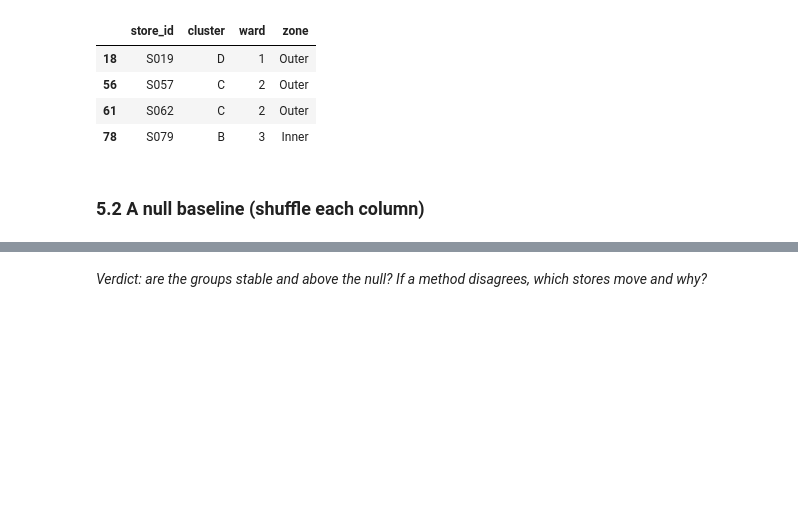
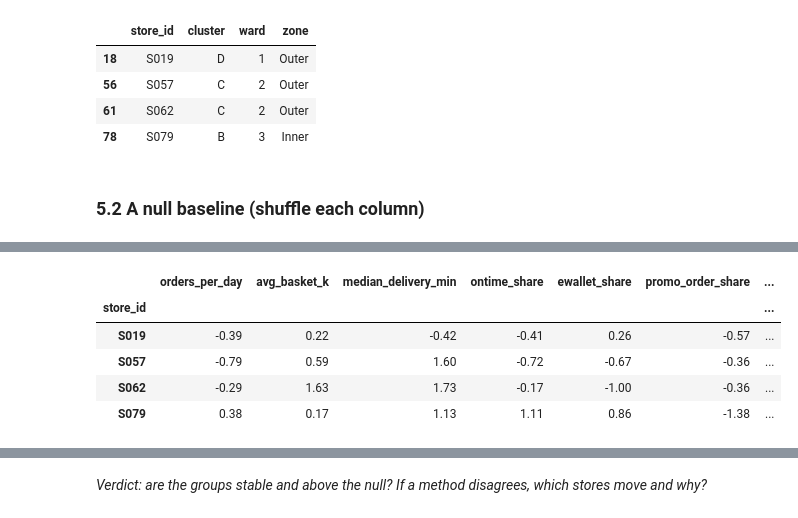
Before and after one commit to hwinhwork-dot/DataViz_Day04_Group, a Jupyter notebook: homework/gh4_gomart_stores/GH4_Team10.ipynb, the cells around one changed output, grey strips where cells are left out. Drawn from its saved outputs; the diff is of its cells as text; code cells hidden in the pictures; blank space fills up the shorter version.

```diff
--- a/homework/gh4_gomart_stores/GH4_Team10.ipynb
+++ b/homework/gh4_gomart_stores/GH4_Team10.ipynb
@@ -625,0 +701,19 @@ Stores classified differently (4/140 stores, 2.9%):
+# %%
+# Inspect standardized profiles of stores where KMeans and Ward disagree
+
+moved_ids = moved["store_id"].tolist()
+
+moved_profiles = pd.DataFrame(
+    Z,
+    columns=features,
+    index=df["store_id"]
+)
+
+display(moved_profiles.loc[moved_ids].round(2))
+# %% [output]
+|  | orders_per_day | avg_basket_k | median_delivery_min | ontime_share | ewallet_share | promo_order_share | ... |
+| store_id |  |  |  |  |  |  | ... |
+| S019 | -0.39 | 0.22 | -0.42 | -0.41 | 0.26 | -0.57 | ... |
+| S057 | -0.79 | 0.59 | 1.60 | -0.72 | -0.67 | -0.36 | ... |
+| S062 | -0.29 | 1.63 | 1.73 | -0.17 | -1.00 | -0.36 | ... |
+| S079 | 0.38 | 0.17 | 1.13 | 1.11 | 0.86 | -1.38 | ... |
```
Also changed, not shown: parts of 7 cells of this notebook.
